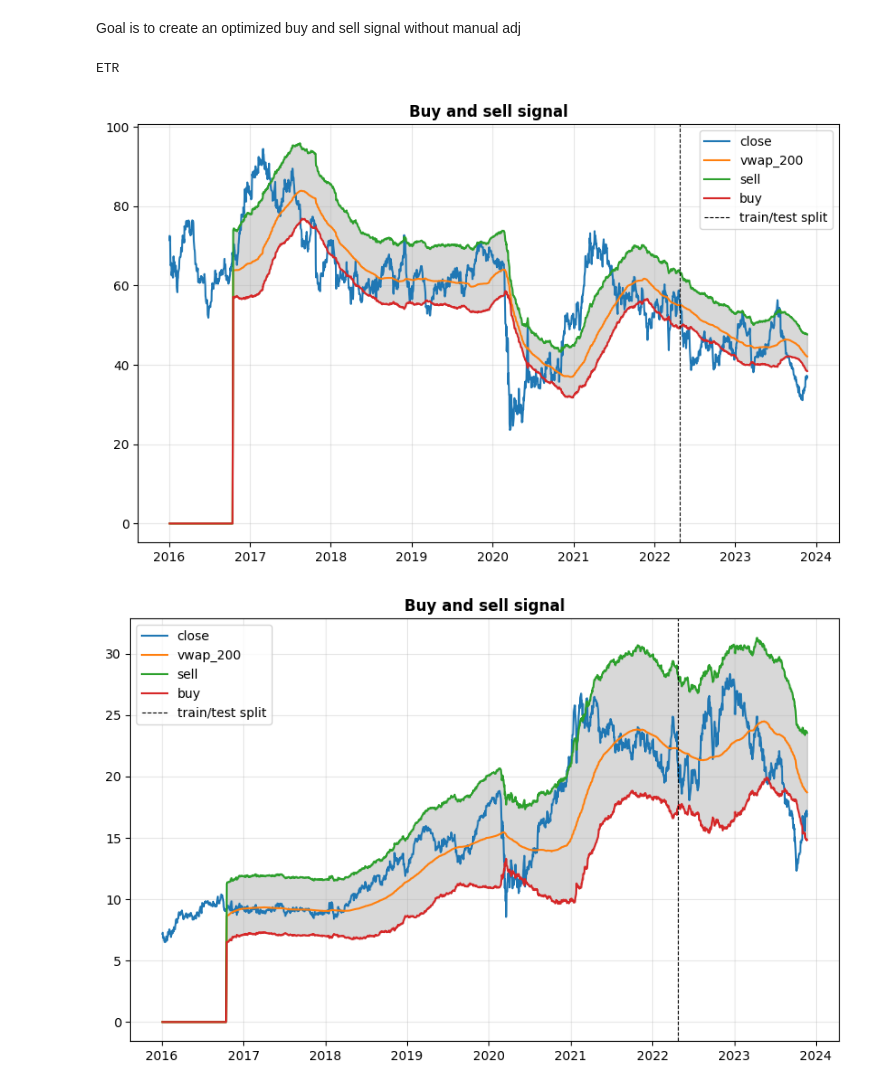
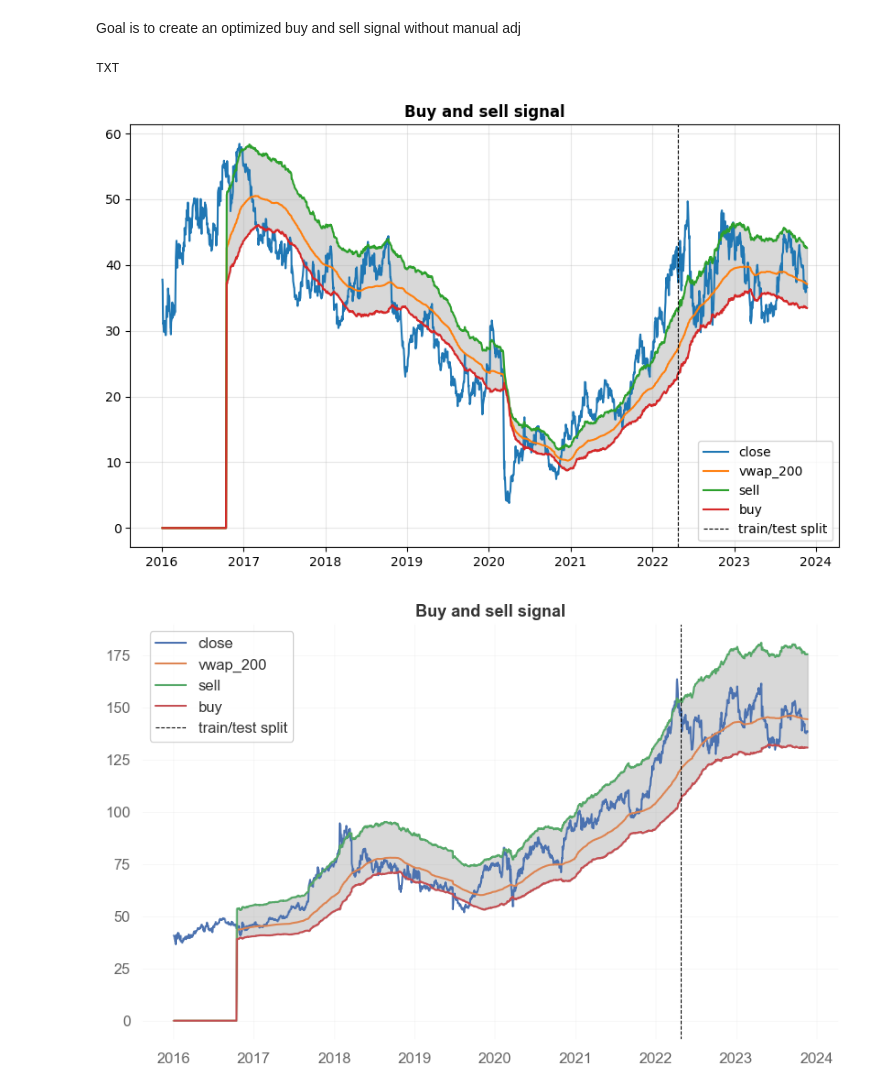
Before and after one commit to 1leolem1/Algo-Trading-lib, a Jupyter notebook: vwap_test.ipynb, the cells around one changed output. Cells and saved outputs as stored; diff of their text form; code cells hidden in the pictures.

```diff
--- a/vwap_test.ipynb
+++ b/vwap_test.ipynb
@@ -162,36 +166,36 @@ def illustration_optimize_buy_sell_signal(df, b_0, s_0, train_end="none"):
     buy = pd.Series(
         np.where(df["vwap_200"] != 0,
                  df["vwap_200"] - b_0 * df["close"], 0),
                  index=df.index,
                  name="buy")
     sell = pd.Series(
         np.where(df["vwap_200"] != 0,
                  df["vwap_200"] + s_0 * df["close"], 0),
                  index=df.index,
                  name="sell")
 
     plt.figure(figsize=(10, 6))  # Adjust the width and height as needed
     plt.plot(df["close"], label="close")
     plt.plot(df["vwap_200"], label="vwap_200")
     plt.plot(sell, label="sell")
     plt.plot(buy, label="buy")
     plt.fill_between(df.index, buy, sell, color="grey", alpha=0.3)
     plt.axvline(x=df_train.index[-1], color="black", linestyle="--", label="train/test split", linewidth=0.8)
     plt.legend()
     plt.grid(alpha=0.3)
     plt.title("Buy and sell signal", fontweight="bold")
     plt.show()
 
     # return optimal_buy, optimal_sell
 
 
-i = 14
+i = 41
 
 print(tickers[i])
 illustration_optimize_buy_sell_signal(df=dict_tickers[tickers[i]], b_0=0.1, s_0=0.15, train_end="none")
 # %% [output]
-ETR
+TXT
-[figure, old version]
+[figure, new version]
 # %%
 from scipy.optimize import minimize
 # %%
@@ -277,6 +281,7 @@ def test_strat(df, b, s):
                  name="sell")
     portfolio = pd.DataFrame(index=df.index,
                             columns=["shares", "cash", "total"]).fillna(0)
+
     portfolio["cash"] = 100
     portfolio["shares"] = 0
 
@@ -301,12 +306,11 @@ def test_strat(df, b, s):
     portfolio["total"] = portfolio["cash"] + portfolio["shares"] * df["close"]
     return portfolio
 
+i = 3
 
-
-
-i=8
 b, s = optimize_buy_sell_signal(df=dict_tickers[tickers[i]], b_0=0.1, s_0=0.15, train_end="none")
 illustration_optimize_buy_sell_signal(df=dict_tickers[tickers[i]], b_0=b, s_0=s, train_end="none")
+portfolio = test_strat(df=dict_tickers[tickers[i]], b=b, s=s)
 # %% [output]
-[figure, old version]
+[figure, new version]
 # %%
```
Also changed, not shown: parts of 2 cells of this notebook, 4 other files.
